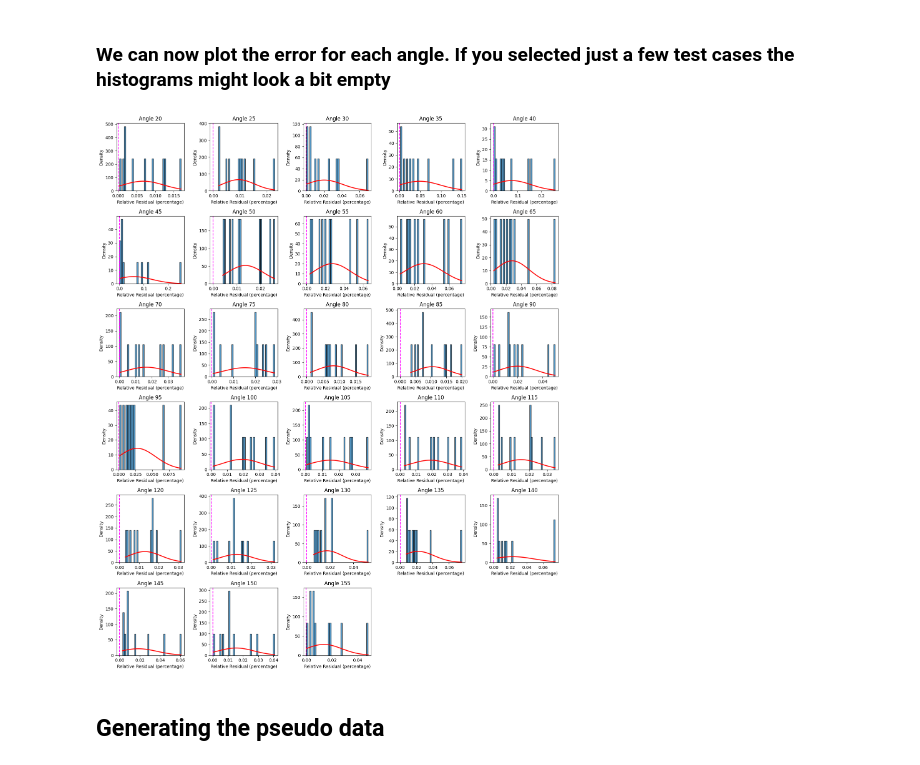
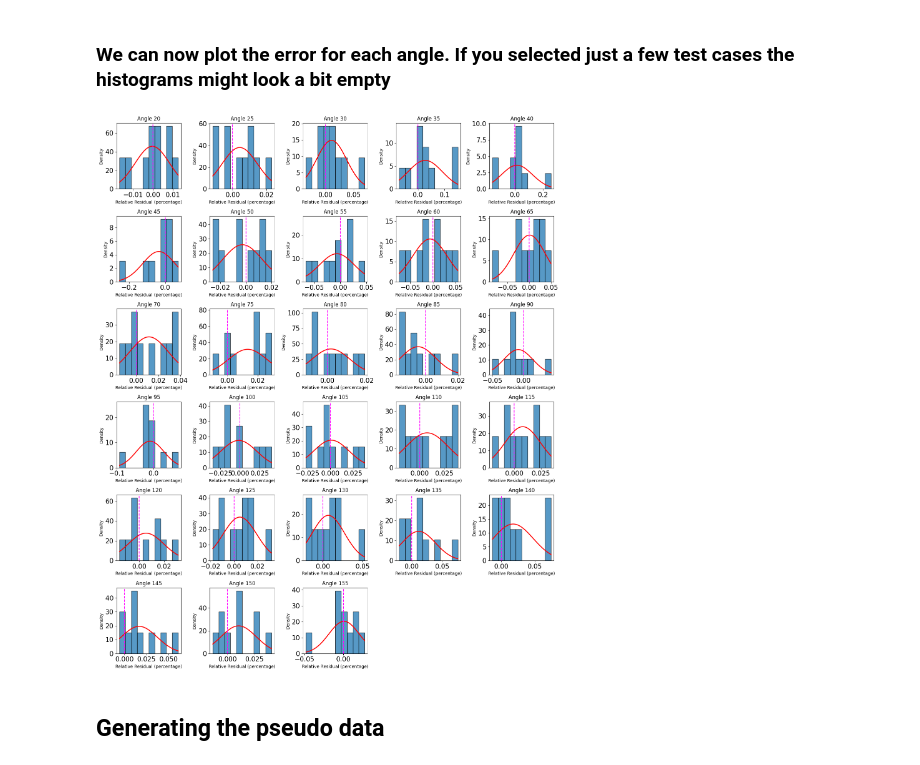
Before and after one commit to pabggpnMSU/ROSE_playground, a Jupyter notebook: MCMC_Neutrons.ipynb, the cells around one changed output. Cells and saved outputs as stored; diff of their text form; code cells hidden in the pictures.

```diff
--- a/MCMC_Neutrons.ipynb
+++ b/MCMC_Neutrons.ipynb
@@ -278,7 +280,8 @@ residual_list_median = []
 #Calculating residuals over all the angles:
 for i in range(len(test_samples)):
     residual_list_relative.append(
-        100* np.fabs((prediction_list[i] - test_CS[i])) / (test_CS[i])
+        # 100* np.fabs((prediction_list[i] - test_CS[i])) / (test_CS[i])
+        100* ((prediction_list[i] - test_CS[i])) / (test_CS[i])
     )
     residual_list_median.append(np.median(residual_list_relative[i]))
     residual_list_all.append(prediction_list[i] - test_CS[i])
@@ -306,39 +309,39 @@ for i, residual in enumerate(residuals):
 #     plt.hist(residual, bins=20, alpha=0.75, edgecolor='black', density=True)
 
     # Plot the histogram and normalize it
-    ax.hist(residual, bins=40, alpha=0.75, edgecolor='black', density=True)
+    ax.hist(residual,  alpha=0.75, edgecolor='black', density=True)
 
 
 
     # Fit a Gaussian distribution to the residuals
     mu=np.mean(residuals[i])
     std = np.std(residuals[i])
     rmse_list.append(np.sqrt(mu**2+std**2))
 
 
     # Plot the Gaussian distribution
     xmin=np.min(residuals[i])
     xmax = np.max(residuals[i])
 
     x = np.linspace(xmin, xmax, 100)
     p = sps.norm.pdf(x, mu, std)
     ax.plot(x, p, 'r', linewidth=2)
 
 
 
     ax.axvline(x=0, color='magenta', linestyle='--', linewidth=1.5)
     # Optional: Set a title or labels
     plt.title(f'Angle {anglesX[i]+1}')
     plt.xlabel('Relative Residual (percentage)')
     plt.ylabel('Density')
 
     # Optional: Set a tight layout so the plots are neatly arranged
     plt.tight_layout()
 
 # Show the plot
 plt.show()
 # %% [output]
-[figure, old version]
+[figure, new version]
 # %% [markdown]
 ## Generating the pseudo data
 # %%
```
Also changed, not shown: parts of 9 cells of this notebook, 10 other files.
